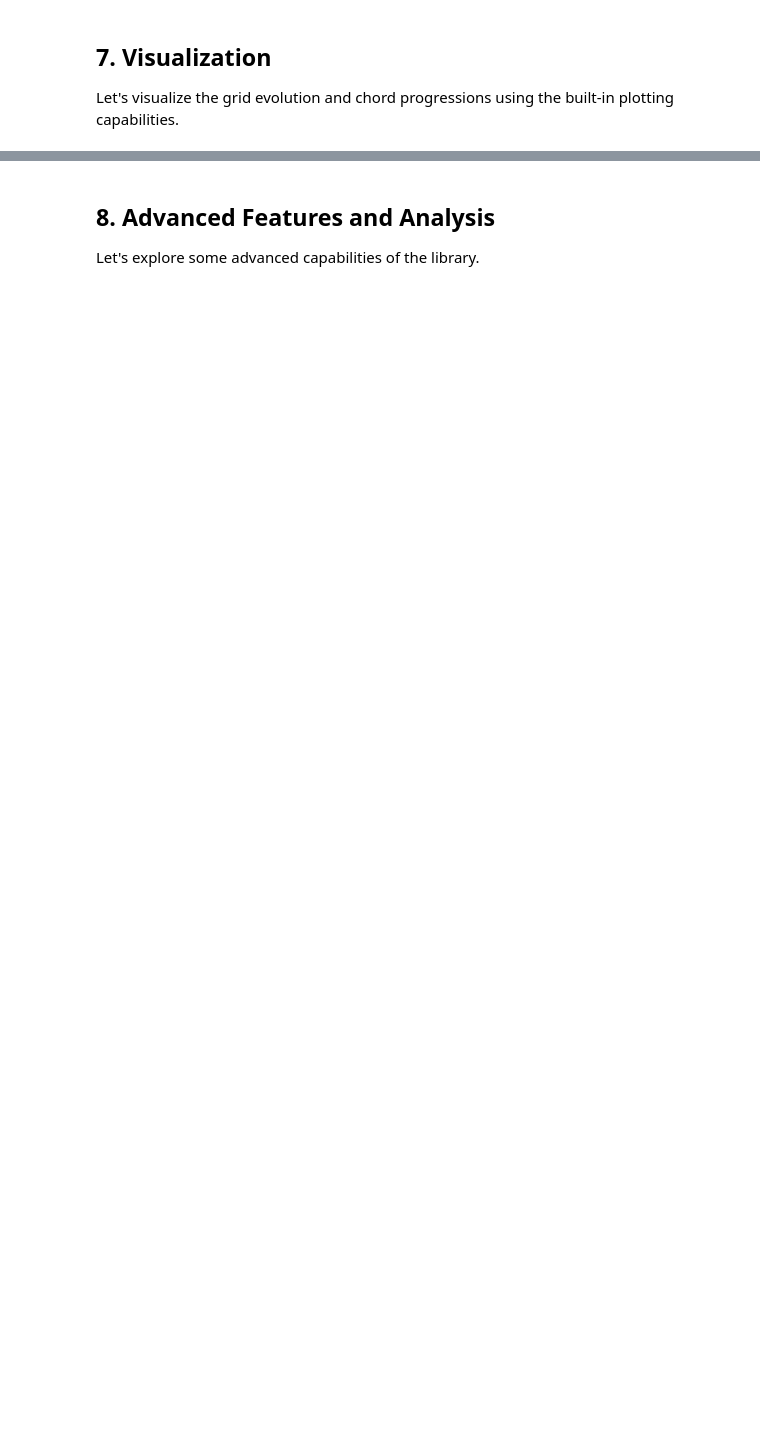
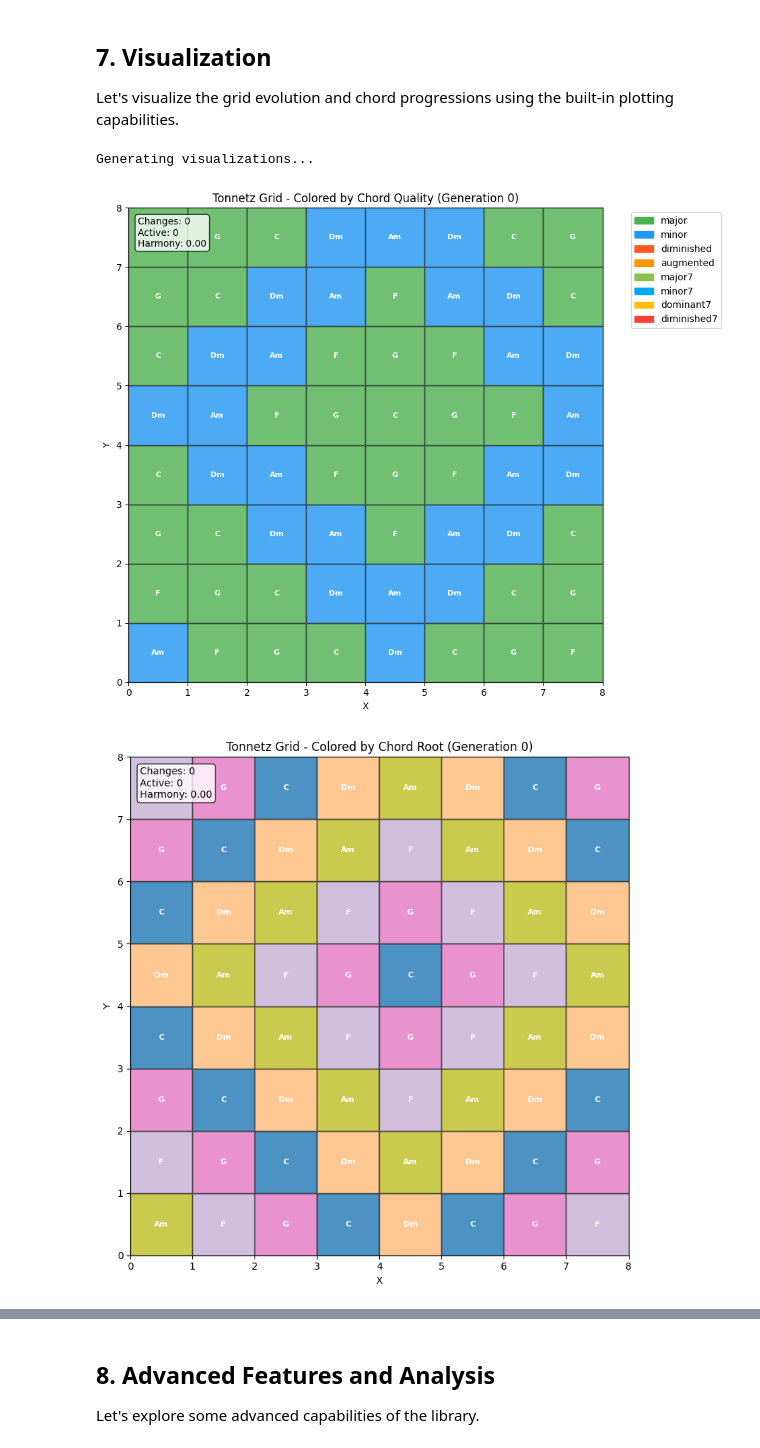
Before and after one commit to R1704/tonnetz, a Jupyter notebook: examples/tonnetz_demo.ipynb, the cells around one changed output, grey strips where cells are left out. Drawn from its saved outputs; the diff is of its cells as text; code cells hidden in the pictures; blank space fills up the shorter version.

```diff
--- a/examples/tonnetz_demo.ipynb
+++ b/examples/tonnetz_demo.ipynb
@@ -425,33 +547,41 @@ Let's visualize the grid evolution and chord progressions using the built-in plo
 # %%
 # Create a fresh grid for visualization
 viz_grid = ToroidalGrid(width=8, height=8)
-viz_grid.populate_pattern('center', [
-    Chord(0, 'major'),    # C major (center)
-    Chord(7, 'major'),    # G major
-    Chord(5, 'major'),    # F major
-    Chord(9, 'minor'),    # A minor
-    Chord(2, 'minor'),    # D minor
-])
+viz_grid.populate_pattern(
+    "center",
+    [
+        Chord(0, "major"),  # C major (center)
+        Chord(7, "major"),  # G major
+        Chord(5, "major"),  # F major
+        Chord(9, "minor"),  # A minor
+        Chord(2, "minor"),  # D minor
+    ],
+)
 
 # Create plotter
 plotter = TonnetzPlotter(figsize=(10, 8))
 
 print("Generating visualizations...")
 
 # Plot 1: Grid colored by chord quality
-fig1 = plotter.plot_grid(viz_grid,
-                        title="Tonnetz Grid - Colored by Chord Quality",
-                        color_by='quality',
-                        show=True)
+fig1 = plotter.plot_grid(
+    viz_grid,
+    title="Tonnetz Grid - Colored by Chord Quality",
+    color_by="quality",
+    show=True,
+)
 
 # Plot 2: Grid colored by chord root
-fig2 = plotter.plot_grid(viz_grid,
-                        title="Tonnetz Grid - Colored by Chord Root",
-                        color_by='root',
-                        show=True)
+fig2 = plotter.plot_grid(
+    viz_grid, title="Tonnetz Grid - Colored by Chord Root", color_by="root", show=True
+)
 
 print("Grid visualizations displayed!")
 print("\nLegend:")
 print("- Green: Major chords")
 print("- Blue: Minor chords")
 print("- Orange/Red: Diminished/Augmented chords")
+# %% [output]
+Generating visualizations...
+[figure, added]
+[figure, added]
```
Also changed, not shown: parts of 10 cells of this notebook, 20 other files.
